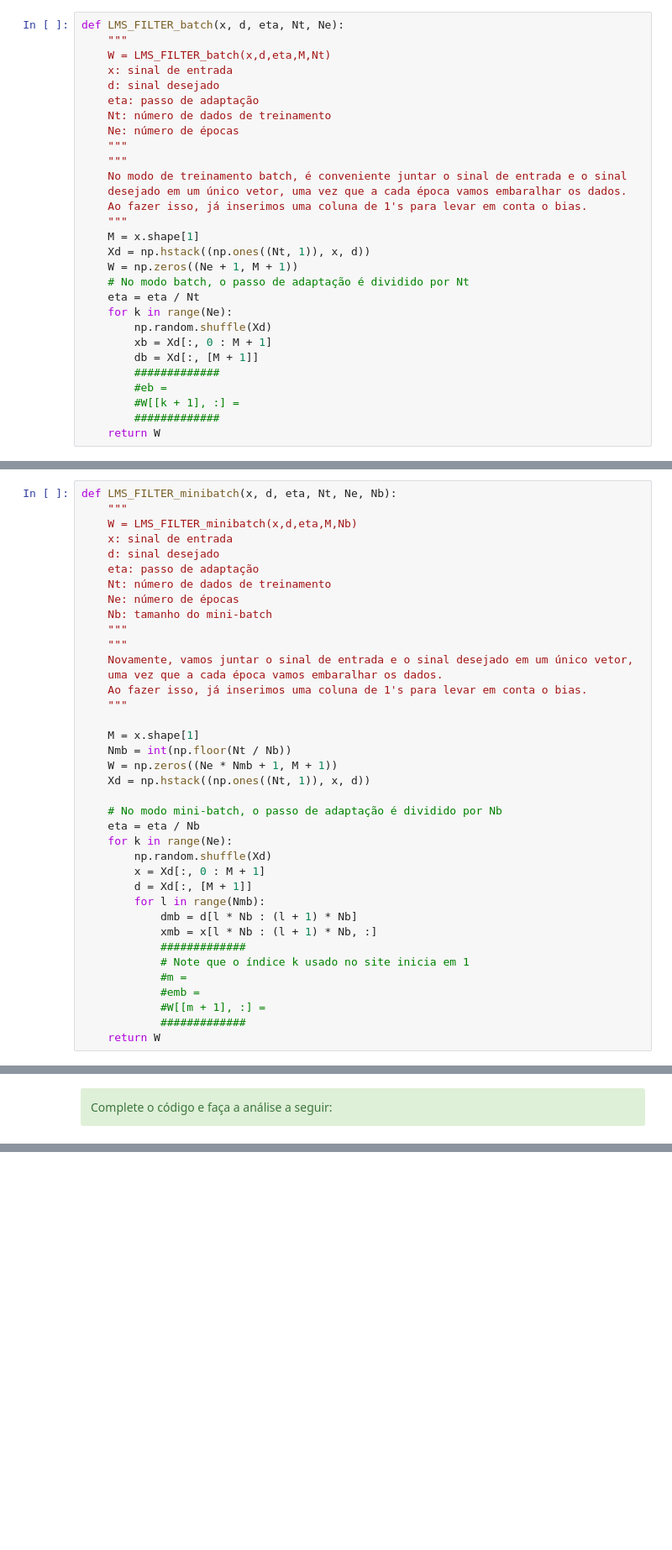
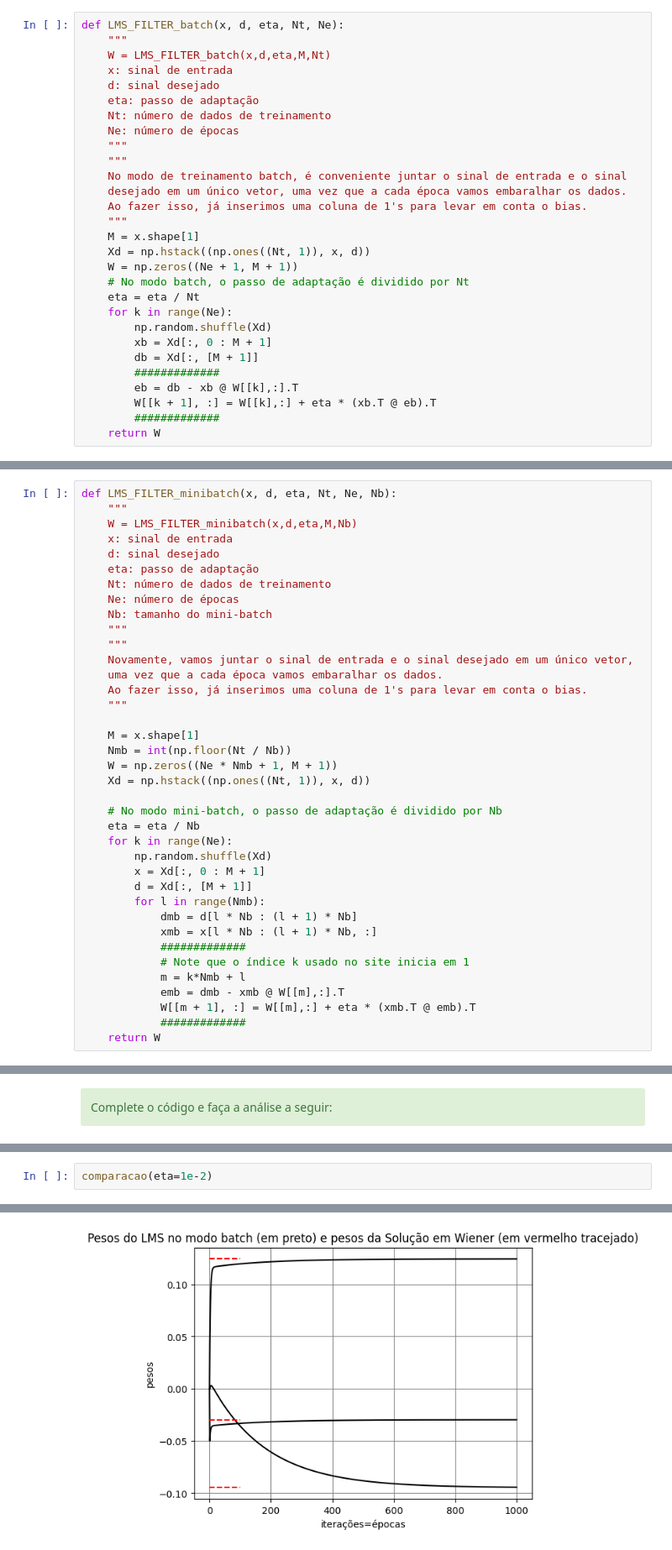
Before and after one commit to Zolubas/psi3471_AIandComputationalVision1, a Jupyter notebook: Class2/ex_aula_2.ipynb, the cells around one changed output, grey strips where cells are left out. Shown at 84% size. Cells and saved outputs as stored; diff of their text form; blank space fills up the shorter version.

```diff
--- a/Class2/ex_aula_2.ipynb
+++ b/Class2/ex_aula_2.ipynb
@@ -336,8 +336,8 @@ def LMS_FILTER_batch(x, d, eta, Nt, Ne):
         xb = Xd[:, 0 : M + 1]
         db = Xd[:, [M + 1]]
         #############
-        #eb =
-        #W[[k + 1], :] =
+        eb = db - xb @ W[[k],:].T
+        W[[k + 1], :] = W[[k],:] + eta * (xb.T @ eb).T
         #############
     return W
 # %% [markdown]
@@ -407,9 +410,9 @@ def LMS_FILTER_minibatch(x, d, eta, Nt, Ne, Nb):
             xmb = x[l * Nb : (l + 1) * Nb, :]
             #############
             # Note que o índice k usado no site inicia em 1
-            #m =
-            #emb =
-            #W[[m + 1], :] =
+            m = k*Nmb + l
+            emb = dmb - xmb @ W[[m],:].T
+            W[[m + 1], :] = W[[m],:] + eta * (xmb.T @ emb).T
             #############
     return W
 # %% [markdown]
@@ -472,0 +552,3 @@ Usando diferentes valores para o passo de adaptação (1e-2, 1e-3, 1e-4), avalie
+# %%
+comparacao(eta=1e-2)
+# %% [output]
@@ -472,0 +556 @@ Usando diferentes valores para o passo de adaptação (1e-2, 1e-3, 1e-4), avalie
+[figure, added]
```
Also changed, not shown: parts of 15 cells of this notebook.
